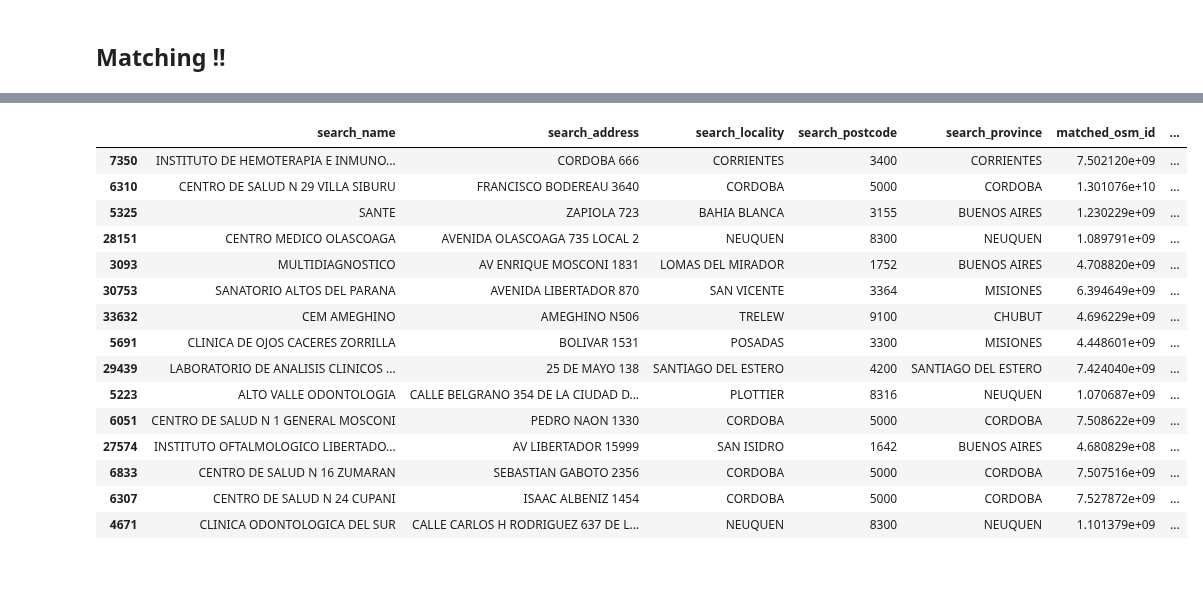
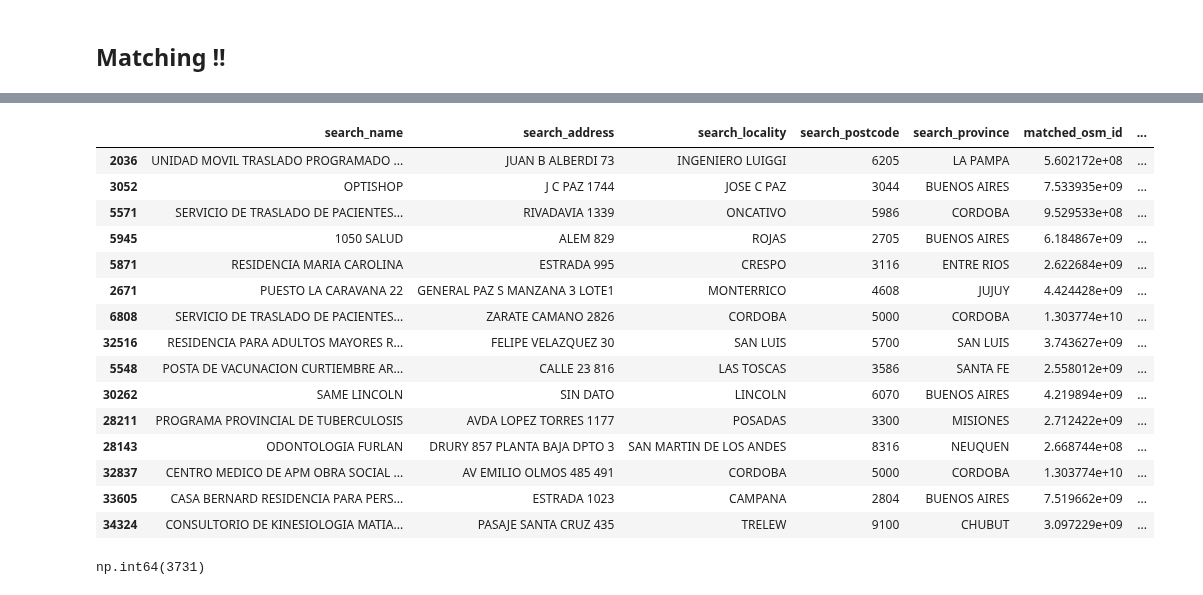
Before and after one commit to ana-castillo-zuain/radio, a Jupyter notebook: exploratory_data_analysis.ipynb, the cells around one changed output, grey strips where cells are left out. Drawn from its saved outputs; the diff is of its cells as text; code cells hidden in the pictures.

Commit message:
Coordinate matching finished

```diff
--- a/exploratory_data_analysis.ipynb
+++ b/exploratory_data_analysis.ipynb
@@ -1084,7 +1064,7 @@ for i in range(tfidf_refes.shape[0]):
                 best_candidate = hs_df.loc[idx]
 
     # Step 4: Append the best candidate if it meets the minimum acceptable confidence threshold (e.g., 65%)
-    if best_candidate is not None and best_score >= 0.65:
+    if best_candidate is not None and best_score >= 0.3:
         matched_osm_id.append(best_candidate['osm_id'])
         matched_lon.append(best_candidate['hs_lon'])
         matched_lat.append(best_candidate['hs_lat'])
@@ -1120,22 +1083,28 @@ refes_missing_coordinates['match_confidence'] = match_confidence
 # %%
 display(refes_missing_coordinates[refes_missing_coordinates['matched_lon'].notna()]
         [['search_name', 'search_address', 'search_locality', 'search_postcode', 'search_province', 'matched_osm_id', 'matched_lat', 'matched_lon', 'match_confidence']]
-        .sort_values(by='match_confidence', ascending=False)
+        .sort_values(by='match_confidence', ascending=True)
         .head(15))
 # %% [output]
 |  | search_name | search_address | search_locality | search_postcode | search_province | matched_osm_id | ... |
-| 7350 | INSTITUTO DE HEMOTERAPIA E INMUNO... | CORDOBA 666 | CORRIENTES | 3400 | CORRIENTES | 7.502120e+09 | ... |
-| 6310 | CENTRO DE SALUD N 29 VILLA SIBURU | FRANCISCO BODEREAU 3640 | CORDOBA | 5000 | CORDOBA | 1.301076e+10 | ... |
-| 5325 | SANTE | ZAPIOLA 723 | BAHIA BLANCA | 3155 | BUENOS AIRES | 1.230229e+09 | ... |
-| 28151 | CENTRO MEDICO OLASCOAGA | AVENIDA OLASCOAGA 735 LOCAL 2 | NEUQUEN | 8300 | NEUQUEN | 1.089791e+09 | ... |
-| 3093 | MULTIDIAGNOSTICO | AV ENRIQUE MOSCONI 1831 | LOMAS DEL MIRADOR | 1752 | BUENOS AIRES | 4.708820e+09 | ... |
-| 30753 | SANATORIO ALTOS DEL PARANA | AVENIDA LIBERTADOR 870 | SAN VICENTE | 3364 | MISIONES | 6.394649e+09 | ... |
-| 33632 | CEM AMEGHINO | AMEGHINO N506 | TRELEW | 9100 | CHUBUT | 4.696229e+09 | ... |
-| 5691 | CLINICA DE OJOS CACERES ZORRILLA | BOLIVAR 1531 | POSADAS | 3300 | MISIONES | 4.448601e+09 | ... |
-| 29439 | LABORATORIO DE ANALISIS CLINICOS ... | 25 DE MAYO 138 | SANTIAGO DEL ESTERO | 4200 | SANTIAGO DEL ESTERO | 7.424040e+09 | ... |
-| 5223 | ALTO VALLE ODONTOLOGIA | CALLE BELGRANO 354 DE LA CIUDAD D... | PLOTTIER | 8316 | NEUQUEN | 1.070687e+09 | ... |
-| 6051 | CENTRO DE SALUD N 1 GENERAL MOSCONI | PEDRO NAON 1330 | CORDOBA | 5000 | CORDOBA | 7.508622e+09 | ... |
-| 27574 | INSTITUTO OFTALMOLOGICO LIBERTADO... | AV LIBERTADOR 15999 | SAN ISIDRO | 1642 | BUENOS AIRES | 4.680829e+08 | ... |
-| 6833 | CENTRO DE SALUD N 16 ZUMARAN | SEBASTIAN GABOTO 2356 | CORDOBA | 5000 | CORDOBA | 7.507516e+09 | ... |
-| 6307 | CENTRO DE SALUD N 24 CUPANI | ISAAC ALBENIZ 1454 | CORDOBA | 5000 | CORDOBA | 7.527872e+09 | ... |
-| 4671 | CLINICA ODONTOLOGICA DEL SUR | CALLE CARLOS H RODRIGUEZ 637 DE L... | NEUQUEN | 8300 | NEUQUEN | 1.101379e+09 | ... |
+| 2036 | UNIDAD MOVIL TRASLADO PROGRAMADO ... | JUAN B ALBERDI 73 | INGENIERO LUIGGI | 6205 | LA PAMPA | 5.602172e+08 | ... |
+| 3052 | OPTISHOP | J C PAZ 1744 | JOSE C PAZ | 3044 | BUENOS AIRES | 7.533935e+09 | ... |
+| 5571 | SERVICIO DE TRASLADO DE PACIENTES... | RIVADAVIA 1339 | ONCATIVO | 5986 | CORDOBA | 9.529533e+08 | ... |
+| 5945 | 1050 SALUD | ALEM 829 | ROJAS | 2705 | BUENOS AIRES | 6.184867e+09 | ... |
+| 5871 | RESIDENCIA MARIA CAROLINA | ESTRADA 995 | CRESPO | 3116 | ENTRE RIOS | 2.622684e+09 | ... |
+| 2671 | PUESTO LA CARAVANA 22 | GENERAL PAZ S MANZANA 3 LOTE1 | MONTERRICO | 4608 | JUJUY | 4.424428e+09 | ... |
+| 6808 | SERVICIO DE TRASLADO DE PACIENTES... | ZARATE CAMANO 2826 | CORDOBA | 5000 | CORDOBA | 1.303774e+10 | ... |
+| 32516 | RESIDENCIA PARA ADULTOS MAYORES R... | FELIPE VELAZQUEZ 30 | SAN LUIS | 5700 | SAN LUIS | 3.743627e+09 | ... |
+| 5548 | POSTA DE VACUNACION CURTIEMBRE AR... | CALLE 23 816 | LAS TOSCAS | 3586 | SANTA FE | 2.558012e+09 | ... |
+| 30262 | SAME LINCOLN | SIN DATO | LINCOLN | 6070 | BUENOS AIRES | 4.219894e+09 | ... |
+| 28211 | PROGRAMA PROVINCIAL DE TUBERCULOSIS | AVDA LOPEZ TORRES 1177 | POSADAS | 3300 | MISIONES | 2.712422e+09 | ... |
+| 28143 | ODONTOLOGIA FURLAN | DRURY 857 PLANTA BAJA DPTO 3 | SAN MARTIN DE LOS ANDES | 8316 | NEUQUEN | 2.668744e+08 | ... |
+| 32837 | CENTRO MEDICO DE APM OBRA SOCIAL ... | AV EMILIO OLMOS 485 491 | CORDOBA | 5000 | CORDOBA | 1.303774e+10 | ... |
+| 33605 | CASA BERNARD RESIDENCIA PARA PERS... | ESTRADA 1023 | CAMPANA | 2804 | BUENOS AIRES | 7.519662e+09 | ... |
+| 34324 | CONSULTORIO DE KINESIOLOGIA MATIA... | PASAJE SANTA CRUZ 435 | TRELEW | 9100 | CHUBUT | 3.097229e+09 | ... |
+# %%
+# Count how many REFES facilities were successfully matched with Healthsites
+num_matched = refes_missing_coordinates['matched_osm_id'].notna().sum()
+num_matched
+# %% [output]
+np.int64(3731)
```
Also changed, not shown: parts of 3 cells of this notebook, 3 other files.
